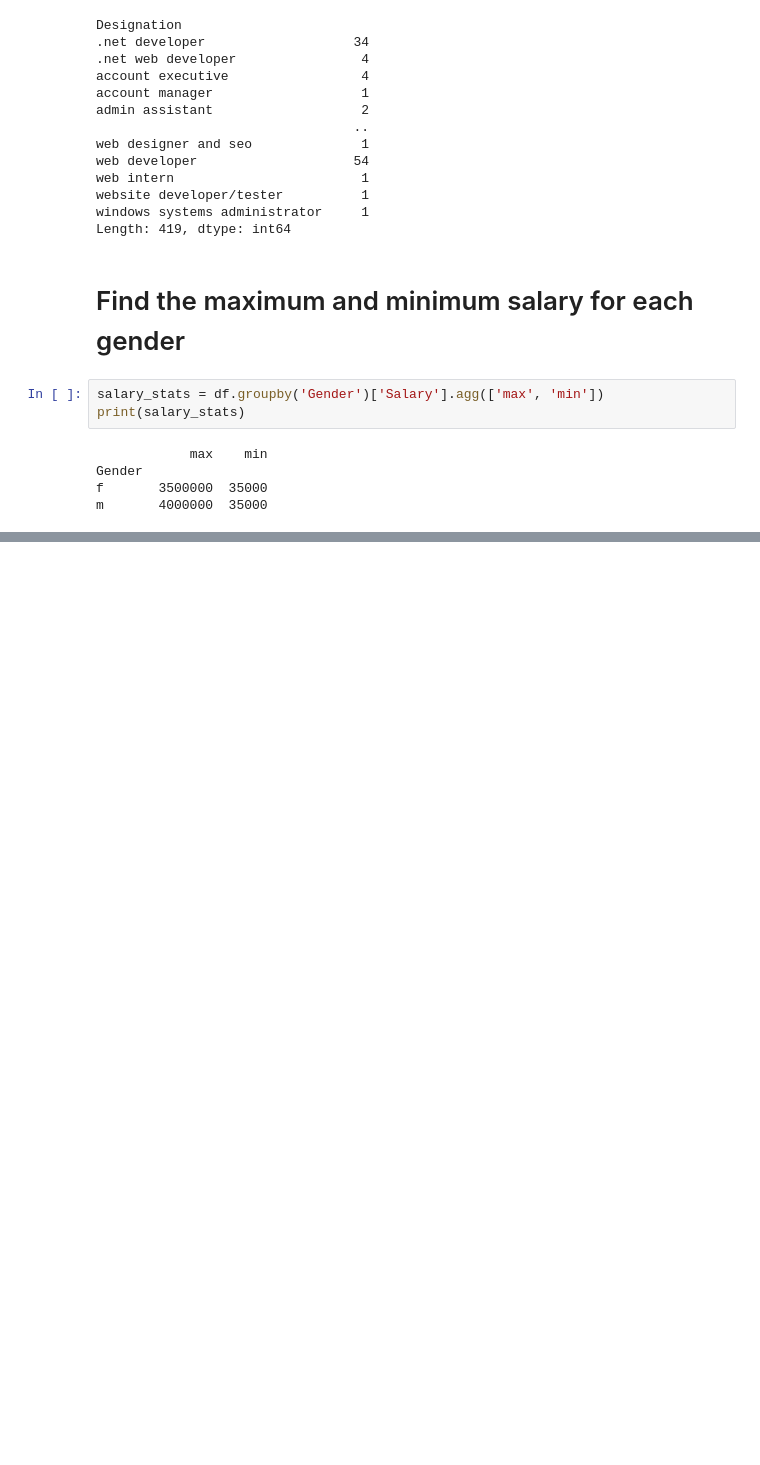
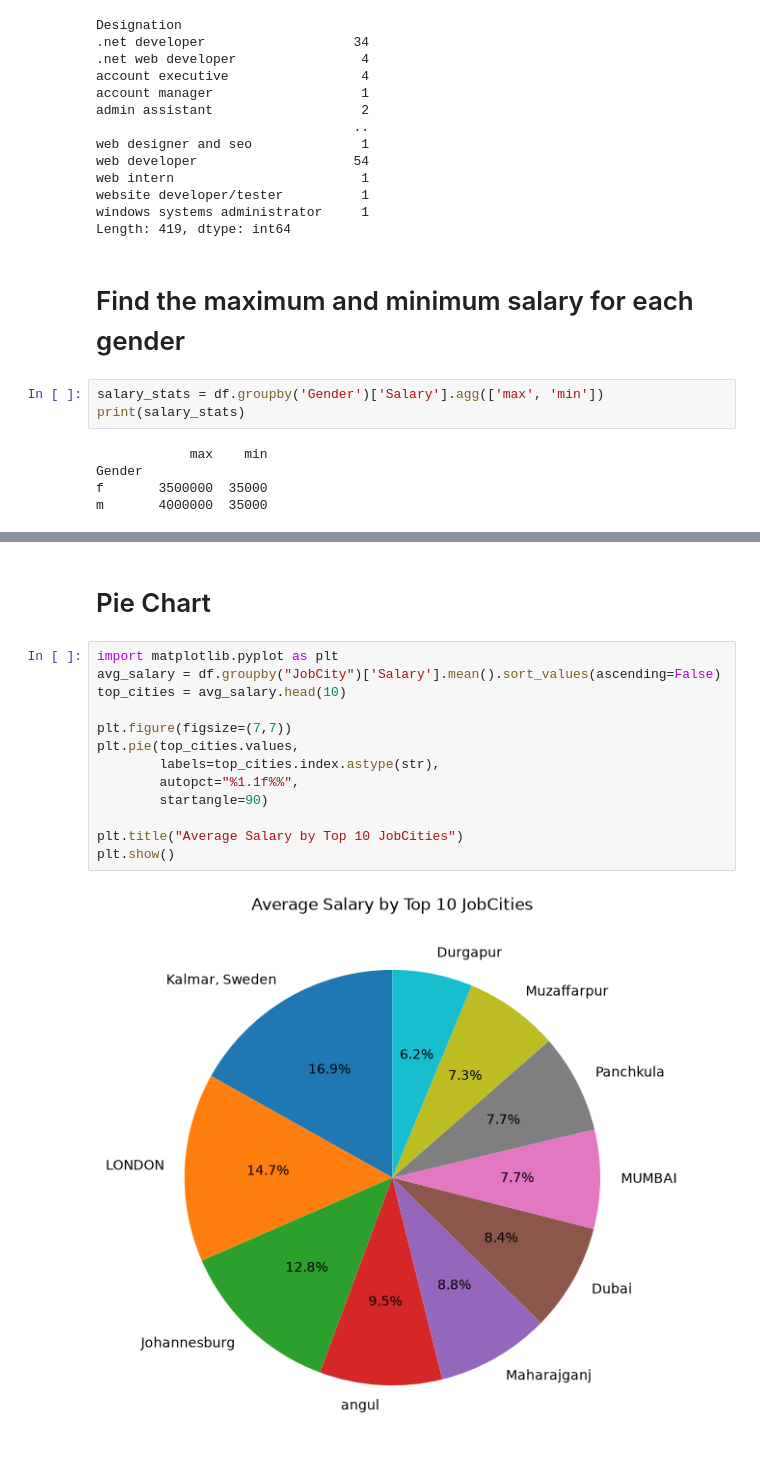
Before and after one commit to moulithatorati15/python-practice-and-projects, a Jupyter notebook: tasks.ipynb, the cells around one changed output, grey strips where cells are left out. Cells and saved outputs as stored; diff of their text form; blank space fills up the shorter version.

```diff
--- a/tasks.ipynb
+++ b/tasks.ipynb
@@ -561,0 +599,17 @@ m       4000000  35000
+# %% [markdown]
+# Pie Chart
+# %%
+import matplotlib.pyplot as plt
+avg_salary = df.groupby("JobCity")['Salary'].mean().sort_values(ascending=False)
+top_cities = avg_salary.head(10)
+
+plt.figure(figsize=(7,7))
+plt.pie(top_cities.values,
+        labels=top_cities.index.astype(str),
+        autopct="%1.1f%%",
+        startangle=90)
+
+plt.title("Average Salary by Top 10 JobCities")
+plt.show()
+# %% [output]
+[figure, added]
```
Also changed, not shown: parts of 7 cells of this notebook.
